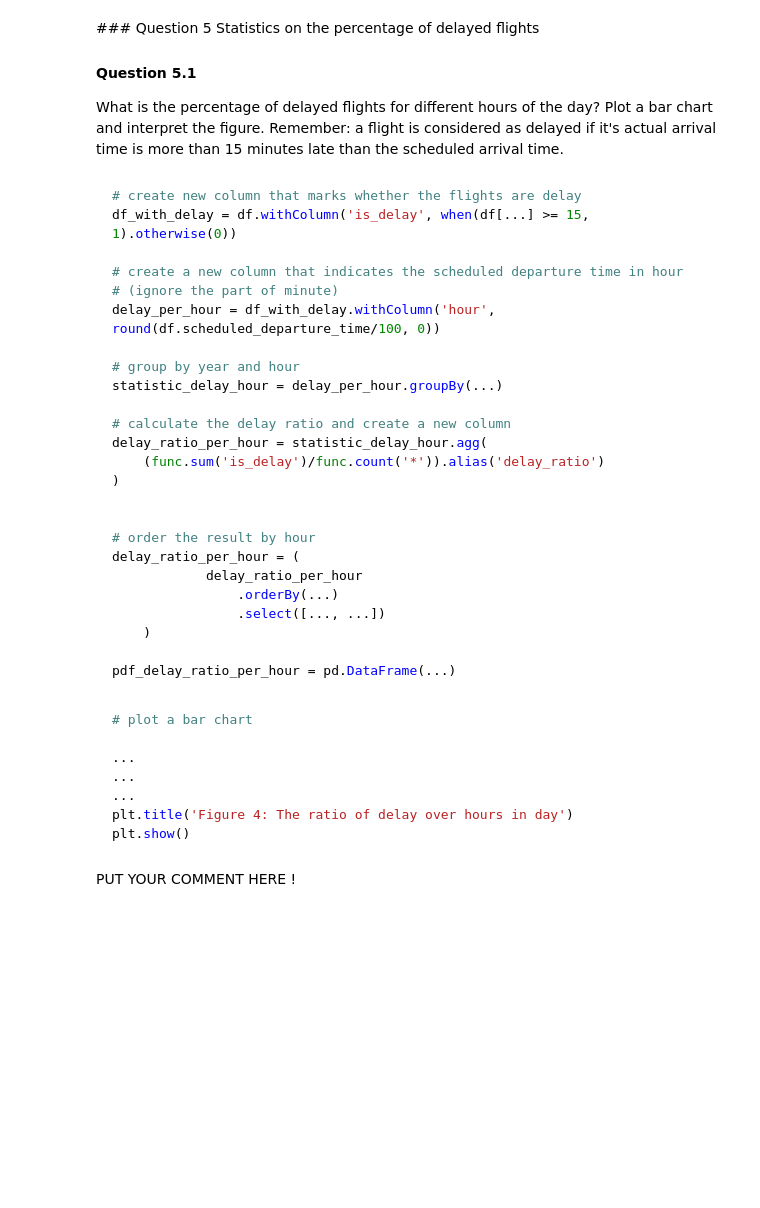
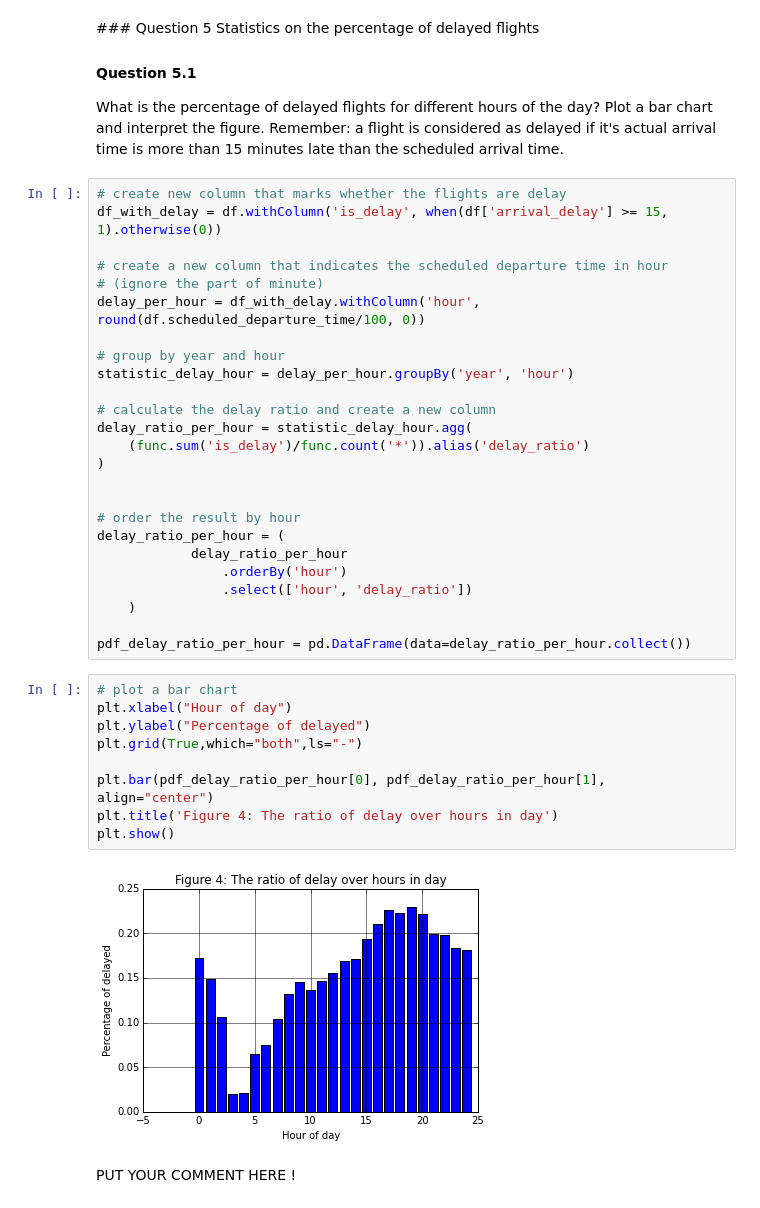
Before and after one commit to and29/Algorithmic-Machine-Learning, a Jupyter notebook: Notebooks/Solutions/[Lecture 5+6] Regression algorithm - Using Random Forests to predict Airplane Delays/[Lecture 5+6] Regression algorithm - Using Random Forests to predict Airplane Delays.ipynb, the cells around one changed output. Cells and saved outputs as stored; diff of their text form; blank space fills up the shorter version.

````diff
--- a/Notebooks/Solutions/[Lecture 5+6] Regression algorithm - Using Random Forests to predict Airplane Delays/[Lecture 5+6] Regression algorithm - Using Random Forests to predict Airplane Delays.ipynb
+++ b/Notebooks/Solutions/[Lecture 5+6] Regression algorithm - Using Random Forests to predict Airplane Delays/[Lecture 5+6] Regression algorithm - Using Random Forests to predict Airplane Delays.ipynb
@@ -507,43 +558,42 @@ Statistics on the percentage of delayed flights
 #### Question 5.1
 What is the percentage of delayed flights for different hours of the day? Plot a bar chart and interpret the figure.
 Remember: a flight is considered as delayed if it's actual arrival time is more than 15 minutes late than the scheduled arrival time.
-# %% [markdown]
-```python
-# create new column that marks whether the flights are delay
-df_with_delay = df.withColumn('is_delay', when(df[...] >= 15, 1).otherwise(0))
-
-# create a new column that indicates the scheduled departure time in hour
-# (ignore the part of minute)
-delay_per_hour = df_with_delay.withColumn('hour', round(df.scheduled_departure_time/100, 0))
-
-# group by year and hour
-statistic_delay_hour = delay_per_hour.groupBy(...)
-
-# calculate the delay ratio and create a new column
-delay_ratio_per_hour = statistic_delay_hour.agg(
-    (func.sum('is_delay')/func.count('*')).alias('delay_ratio')
-)
-
-
-# order the result by hour
-delay_ratio_per_hour = (
-            delay_ratio_per_hour
-                .orderBy(...)
-                .select([..., ...])
-    )
-
-pdf_delay_ratio_per_hour = pd.DataFrame(...)
-```
-# %% [markdown]
-```python
-# plot a bar chart
-
-...
-...
-...
-plt.title('Figure 4: The ratio of delay over hours in day')
-plt.show()
-```
+# %%
+# create new column that marks whether the flights are delay
+df_with_delay = df.withColumn('is_delay', when(df['arrival_delay'] >= 15, 1).otherwise(0))
+
+# create a new column that indicates the scheduled departure time in hour
+# (ignore the part of minute)
+delay_per_hour = df_with_delay.withColumn('hour', round(df.scheduled_departure_time/100, 0))
+
+# group by year and hour
+statistic_delay_hour = delay_per_hour.groupBy('year', 'hour')
+
+# calculate the delay ratio and create a new column
+delay_ratio_per_hour = statistic_delay_hour.agg(
+    (func.sum('is_delay')/func.count('*')).alias('delay_ratio')
+)
+
+
+# order the result by hour
+delay_ratio_per_hour = (
+            delay_ratio_per_hour
+                .orderBy('hour')
+                .select(['hour', 'delay_ratio'])
+    )
+
+pdf_delay_ratio_per_hour = pd.DataFrame(data=delay_ratio_per_hour.collect())
+# %%
+# plot a bar chart
+plt.xlabel("Hour of day")
+plt.ylabel("Percentage of delayed")
+plt.grid(True,which="both",ls="-")
+
+plt.bar(pdf_delay_ratio_per_hour[0], pdf_delay_ratio_per_hour[1], align="center")
+plt.title('Figure 4: The ratio of delay over hours in day')
+plt.show()
+# %% [output]
+[figure, added]
 # %% [markdown]
 <div class="comment">
 PUT YOUR COMMENT HERE !
````
Also changed, not shown: parts of 44 cells of this notebook.
